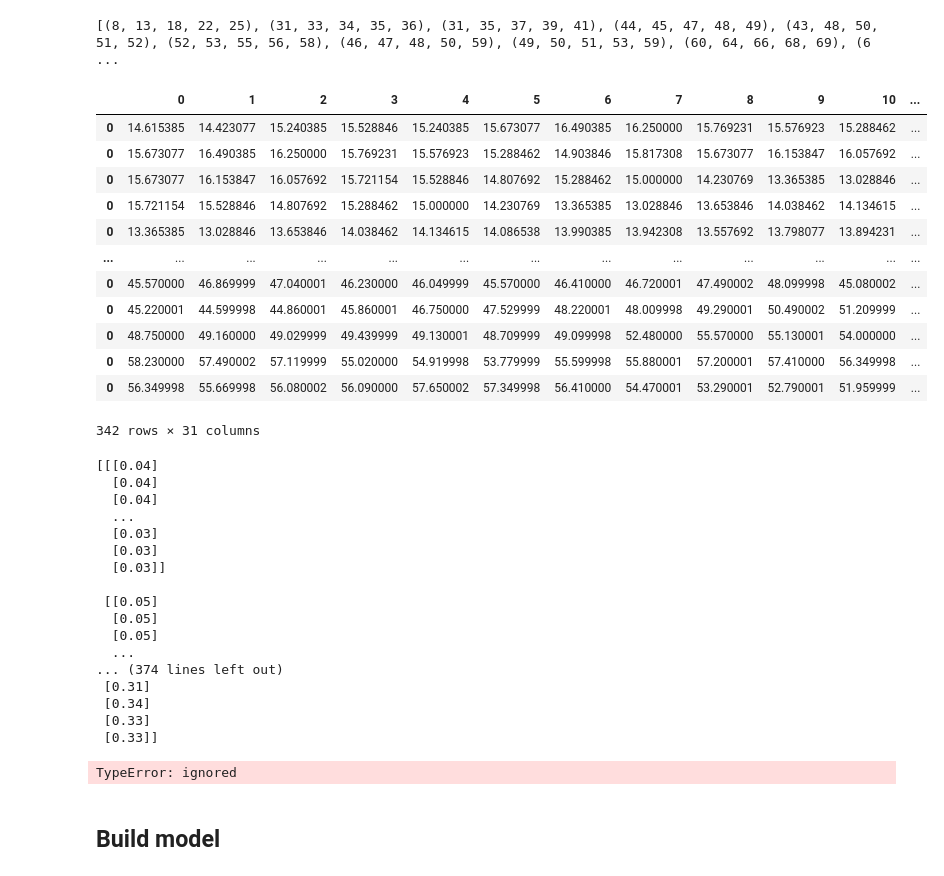
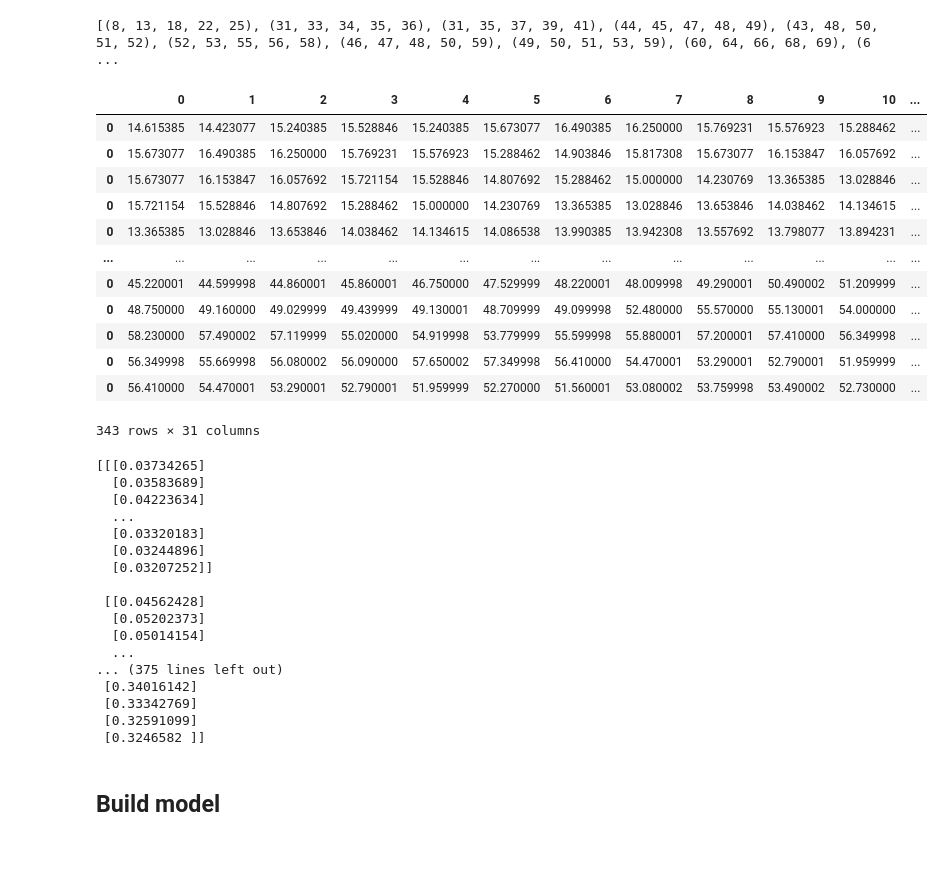
Before and after one commit to romqn1999/Predict-price-after-pattern, a Jupyter notebook: Find_price_pattern_and_predict_on_it.ipynb, the cells around one changed output. Saved outputs shown, nothing was run; the diff lists cells and outputs as text; code cells hidden in the pictures.

Commit message:
Update file name to save patterns prices & remove some unused code

```diff
--- a/Find_price_pattern_and_predict_on_it.ipynb
+++ b/Find_price_pattern_and_predict_on_it.ipynb
@@ -624,36 +624,36 @@ print(suspected_patterns)
 # %%
 #@title Get data at patterns
 pre_time_steps = 30 #@param {type:"integer"}
 
 price_patterns_df = pd.DataFrame()
 for pattern in suspected_patterns:
     last = pattern[-1]
     if last < pre_time_steps or last + 1 >= len(x_data):
         continue
     prices = np.array(y_data).reshape(-1, 1)[last - pre_time_steps + 1 : last + 2]
     price_patterns_df = price_patterns_df.append(pd.DataFrame(prices).T)
 
-price_patterns_df.to_csv("{}_{}_{}_data_patterns.txt"
-                         .format(ticker, start_time, end_time),
+price_patterns_df.to_csv("{}_{}_{}_{}_data_patterns.txt"
+                         .format(ticker, start_time, end_time, pre_time_steps),
                          sep=' ',
                          index=False,
                          header=False)
 
 price_patterns_df
 # %% [output]
 |  | 0 | 1 | 2 | 3 | 4 | 5 | 6 | 7 | 8 | 9 | 10 | ... |
 | 0 | 14.615385 | 14.423077 | 15.240385 | 15.528846 | 15.240385 | 15.673077 | 16.490385 | 16.250000 | 15.769231 | 15.576923 | 15.288462 | ... |
 | 0 | 15.673077 | 16.490385 | 16.250000 | 15.769231 | 15.576923 | 15.288462 | 14.903846 | 15.817308 | 15.673077 | 16.153847 | 16.057692 | ... |
 | 0 | 15.673077 | 16.153847 | 16.057692 | 15.721154 | 15.528846 | 14.807692 | 15.288462 | 15.000000 | 14.230769 | 13.365385 | 13.028846 | ... |
 | 0 | 15.721154 | 15.528846 | 14.807692 | 15.288462 | 15.000000 | 14.230769 | 13.365385 | 13.028846 | 13.653846 | 14.038462 | 14.134615 | ... |
 | 0 | 13.365385 | 13.028846 | 13.653846 | 14.038462 | 14.134615 | 14.086538 | 13.990385 | 13.942308 | 13.557692 | 13.798077 | 13.894231 | ... |
 | ... | ... | ... | ... | ... | ... | ... | ... | ... | ... | ... | ... | ... |
-| 0 | 45.570000 | 46.869999 | 47.040001 | 46.230000 | 46.049999 | 45.570000 | 46.410000 | 46.720001 | 47.490002 | 48.099998 | 45.080002 | ... |
 | 0 | 45.220001 | 44.599998 | 44.860001 | 45.860001 | 46.750000 | 47.529999 | 48.220001 | 48.009998 | 49.290001 | 50.490002 | 51.209999 | ... |
 | 0 | 48.750000 | 49.160000 | 49.029999 | 49.439999 | 49.130001 | 48.709999 | 49.099998 | 52.480000 | 55.570000 | 55.130001 | 54.000000 | ... |
 | 0 | 58.230000 | 57.490002 | 57.119999 | 55.020000 | 54.919998 | 53.779999 | 55.599998 | 55.880001 | 57.200001 | 57.410000 | 56.349998 | ... |
 | 0 | 56.349998 | 55.669998 | 56.080002 | 56.090000 | 57.650002 | 57.349998 | 56.410000 | 54.470001 | 53.290001 | 52.790001 | 51.959999 | ... |
+| 0 | 56.410000 | 54.470001 | 53.290001 | 52.790001 | 51.959999 | 52.270000 | 51.560001 | 53.080002 | 53.759998 | 53.490002 | 52.730000 | ... |
-342 rows × 31 columns
+343 rows × 31 columns
 # %%
 # Feature Scaling
 sc = MinMaxScaler(feature_range = (0, 1))
@@ -670,33 +670,24 @@ for pattern in suspected_patterns:
 X_train, y_train = np.array(X_train), np.array(y_train)
 X_train = np.reshape(X_train, (X_train.shape[0], X_train.shape[1], 1))
 print(X_train, y_train)
-
-with open("{}_{}_{}_data_patterns.txt".format(ticker, start_time, end_time), "w") as f:
-    for pattern in suspected_patterns:
-        last = pattern[-1]
-        if last < pre_time_steps or last + 1 >= len(x_data):
-            continue
-        f.write(y_data[last - pre_time_steps + 1 : last + 2])
-        f.write("\n")
 # %% [output]
-[[[0.04]
-  [0.04]
-  [0.04]
+[[[0.03734265]
+  [0.03583689]
+  [0.04223634]
   ...
-  [0.03]
-  [0.03]
-  [0.03]]
+  [0.03320183]
+  [0.03244896]
+  [0.03207252]]
 
- [[0.05]
-  [0.05]
-  [0.05]
+ [[0.04562428]
+  [0.05202373]
+  [0.05014154]
   ...
-... (374 lines left out)
- [0.31]
- [0.34]
- [0.33]
- [0.33]]
+... (375 lines left out)
+ [0.34016142]
+ [0.33342769]
+ [0.32591099]
+ [0.3246582 ]]
-TypeError: ignored
 # %% [markdown]
 ## Build model
 # %%
```
Also changed, not shown: parts of 7 cells of this notebook.
